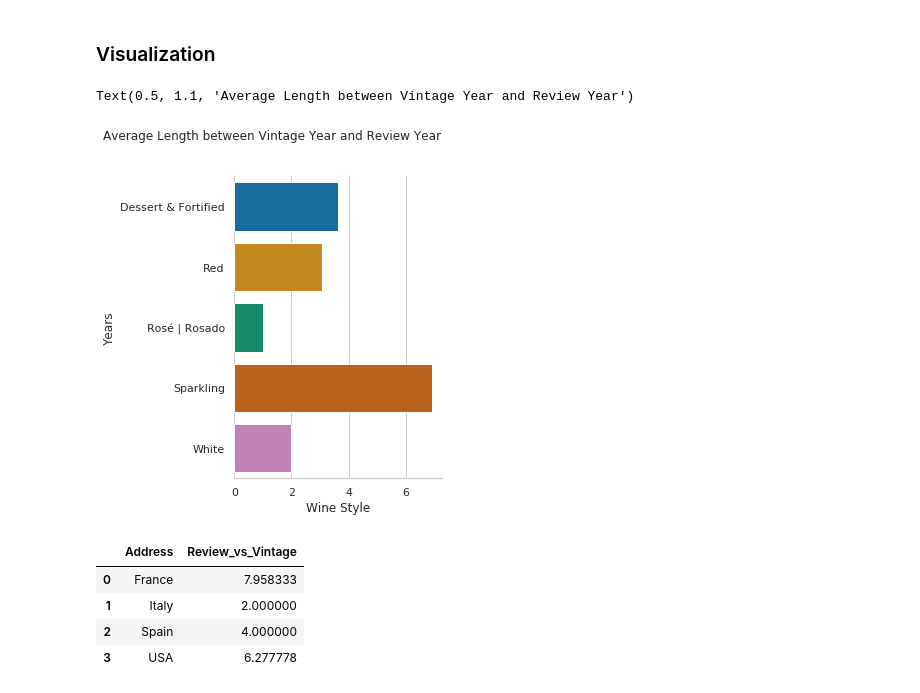
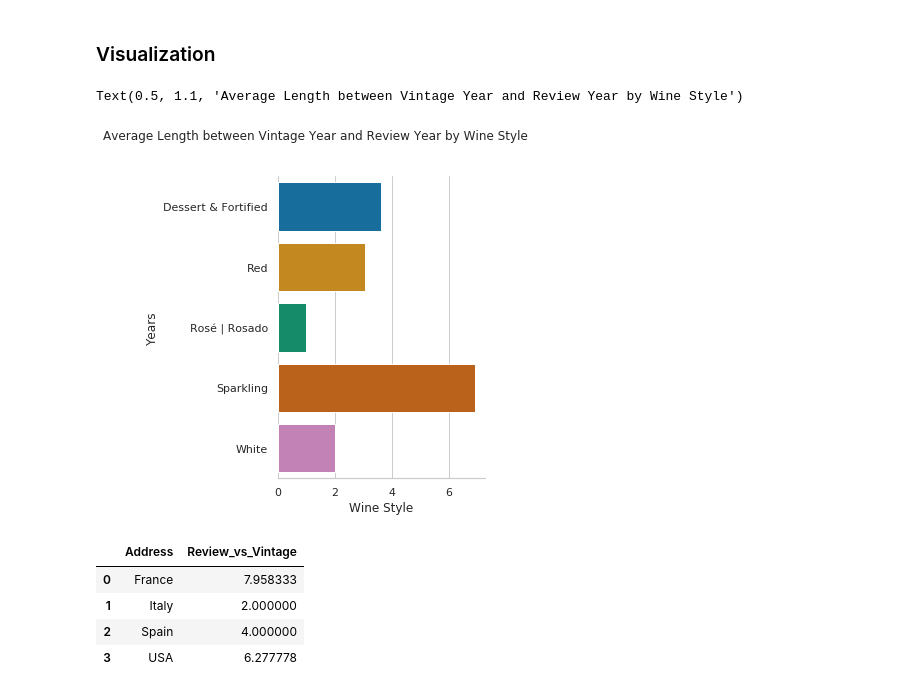
Before and after one commit to ewotawa/top_100_wines_2020, a Jupyter notebook: Top100Wine_Data_Exploration_Time.ipynb, the cells around one changed output. Drawn from its saved outputs; the diff is of its cells as text; code cells hidden in the pictures.

```diff
--- a/Top100Wine_Data_Exploration.ipynb
+++ b/Top100Wine_Data_Exploration_Time.ipynb
@@ -172,20 +172,20 @@ palette = sns.color_palette('colorblind')
 # %%
 # bar plot of summary data
 
 g = sns.catplot(
     data = df_RV_All,
     kind = 'bar',
     y = 'Wine_Style',
     x = 'Review_vs_Vintage',
 )
 
 g.despine(left = True)
 g.set_axis_labels('Wine Style', 'Years')
 
-plt.suptitle('Average Length between Vintage Year and Review Year', y = 1.1)
+plt.suptitle('Average Length between Vintage Year and Review Year by Wine Style', y = 1.1)
 # %% [output]
-Text(0.5, 1.1, 'Average Length between Vintage Year and Review Year')
+Text(0.5, 1.1, 'Average Length between Vintage Year and Review Year by Wine Style')
-[figure, old version]
+[figure, new version]
 # %%
 # explore the sparkling wines further.
 
```
Also changed, not shown: parts of 1 cell of this notebook, 1 other file.
